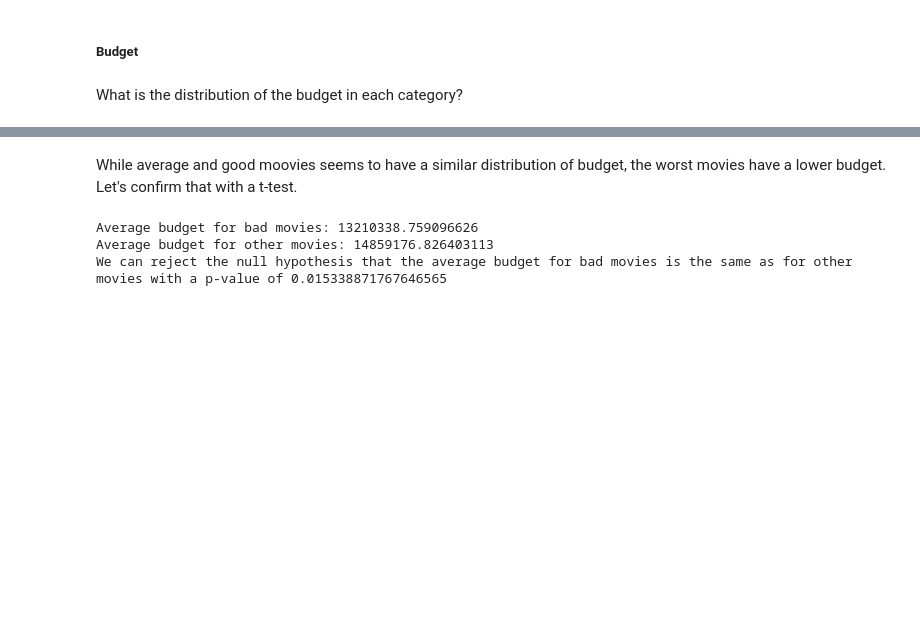
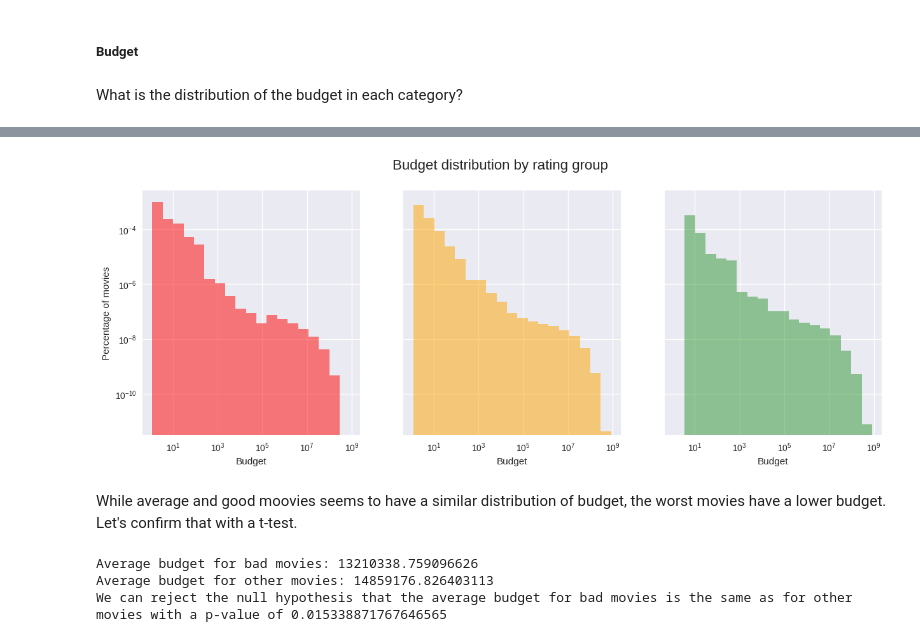
Before and after one commit to epfl-ada/ada-2022-project-adamax, a Jupyter notebook: src/final_analysis.ipynb, the cells around one changed output, grey strips where cells are left out. Saved outputs shown, nothing was run; the diff lists cells and outputs as text; code cells hidden in the pictures; blank space fills up the shorter version.

```diff
--- a/src/final_analysis.ipynb
+++ b/src/final_analysis.ipynb
@@ -425,3 +425,28 @@ plt.show()
+# %%
+# Plot the budget distribution by rating group using three histograms like below
+fig, axes = plt.subplots(1, 3, sharex=True, sharey=True, figsize=(15, 5))
+fig.suptitle("Budget distribution by rating group", fontsize=16)
+
+# Create a new dataframe for plotting only ajd_budget greater than 0
+df_plot_budget = df_movies[df_movies["adj_budget"] > 0]
+# Log binning
+min_budget = df_plot_budget["adj_budget"].min()
+max_budget = df_plot_budget["adj_budget"].max()
+bins = np.logspace(np.log10(min_budget), np.log10(max_budget), 20)
+
+axes[0].hist(df_plot_budget[df_plot_budget["rating_group"] == "bad"]["adj_budget"], bins=bins, density=True, cumulative=False, label="bad", alpha=0.5, color="red")
+axes[1].hist(df_plot_budget[df_plot_budget["rating_group"] == "average"]["adj_budget"], bins=bins, density=True, cumulative=False, label="average", alpha=0.5, color="orange")
+axes[2].hist(df_plot_budget[df_plot_budget["rating_group"] == "good"]["adj_budget"], bins=bins, density=True,  cumulative=False,label="good", alpha=0.4, color="green")
+
+for ax in axes:
+    ax.set_xscale("log")
+    ax.set_yscale("log")
+    ax.set_xlabel("Budget")
+
+axes[0].set_ylabel("Percentage of movies")
+plt.show()
+# %% [output]
+[figure, added]
 # %% [markdown]
 While average and good moovies seems to have a similar distribution of budget, the worst movies have a lower budget. Let's confirm that with a t-test.
 # %%
```
Also changed, not shown: parts of 10 cells of this notebook.
